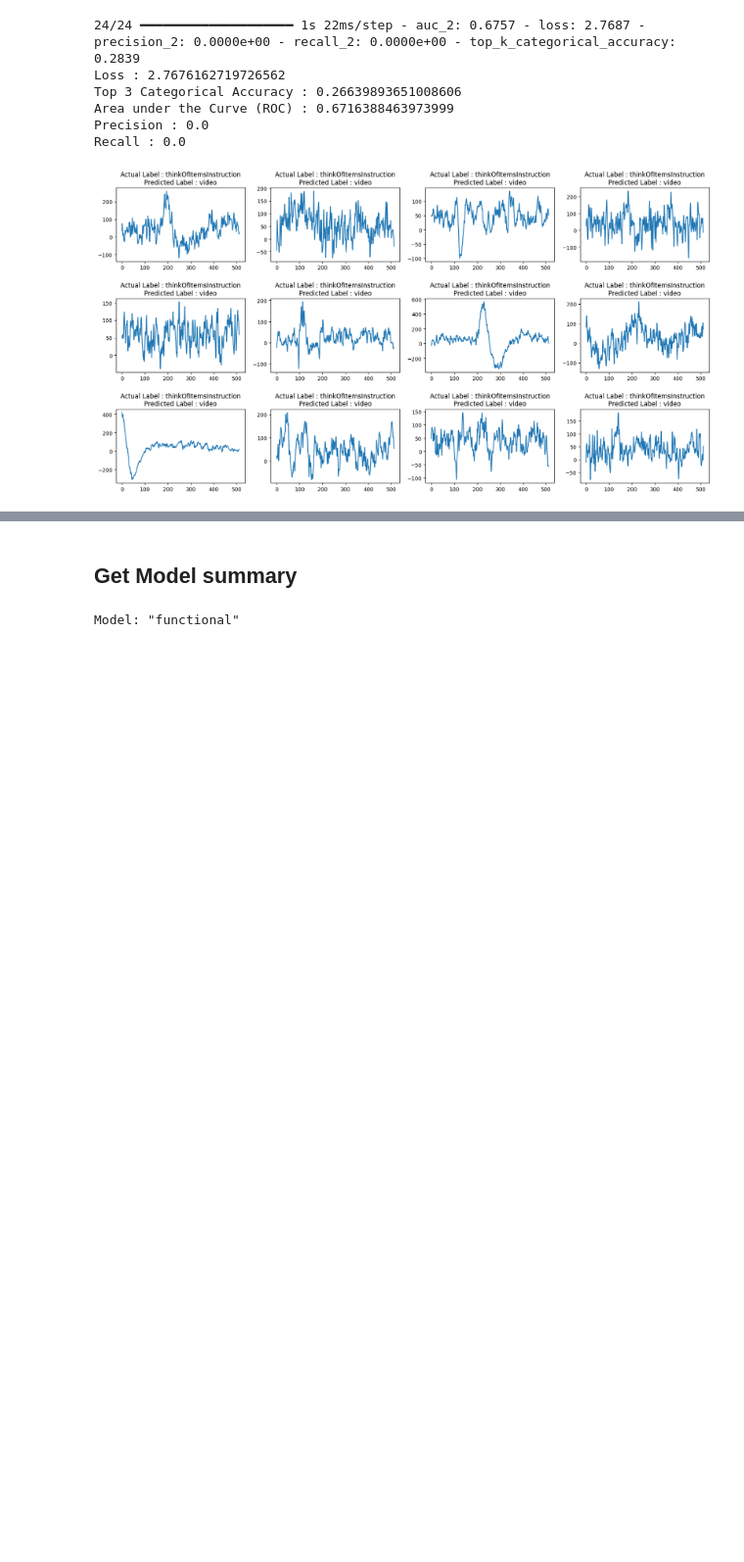
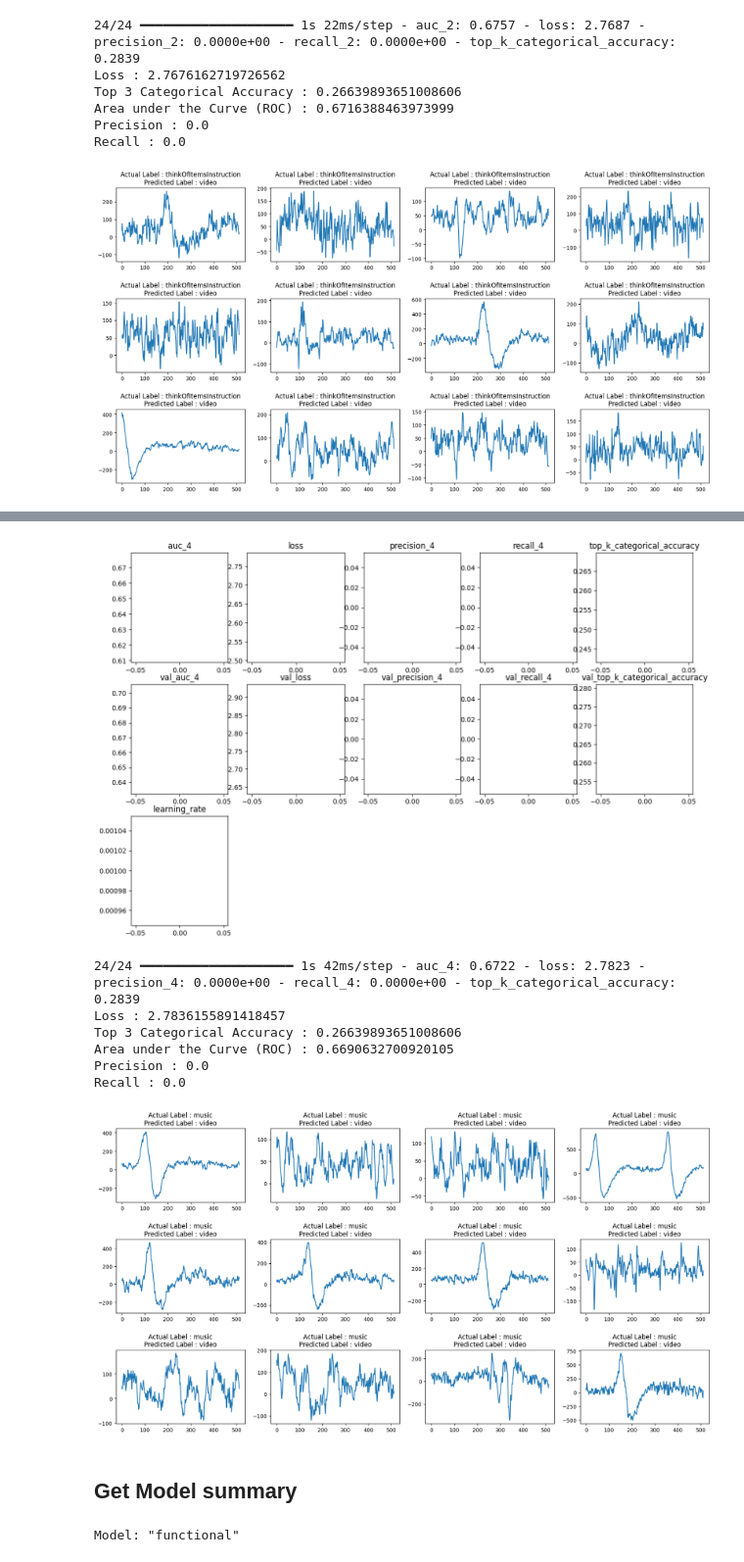
Before and after one commit to mustafabiyik/EEG-Classification, a Jupyter notebook: eeg_signal_classification.ipynb, the cells around one changed output, grey strips where cells are left out. Shown at 98% size. Drawn from its saved outputs; the diff is of its cells as text; code cells hidden in the pictures; blank space fills up the shorter version.

Commit message:
add attention_pooling and positional encoding to transformer side

```diff
--- a/eeg_signal_classification.ipynb
+++ b/eeg_signal_classification.ipynb
@@ -507,27 +507,51 @@ Recall : 0.0
 # %%
 # Define the Transformer model
 def transformer_block(inputs, num_heads, ff_dim, dropout_rate=0.1):
-    attention_output = MultiHeadAttention(num_heads=num_heads, key_dim=inputs.shape[-1])(inputs, inputs)
-    attention_output = Dropout(dropout_rate)(attention_output)
-    attention_output = LayerNormalization(epsilon=1e-6)(inputs + attention_output)
+    attention_output = layers.MultiHeadAttention(num_heads=num_heads, key_dim=inputs.shape[-1])(inputs, inputs)
+    attention_output = layers.Dropout(dropout_rate)(attention_output)
+    attention_output = layers.LayerNormalization(epsilon=1e-6)(inputs + attention_output)
 
-    ffn = Dense(ff_dim, activation="relu")(attention_output)
-    ffn = Dense(inputs.shape[-1])(ffn)
-    ffn = Dropout(dropout_rate)(ffn)
-    output = LayerNormalization(epsilon=1e-6)(attention_output + ffn)
+    ffn = layers.Dense(ff_dim, activation="relu")(attention_output)
+    ffn = layers.Dense(inputs.shape[-1])(ffn)
+    ffn = layers.Dropout(dropout_rate)(ffn)
+    output = layers.LayerNormalization(epsilon=1e-6)(attention_output + ffn)
     return output
+
+def attention_pooling(inputs):
+    # Learnable weights for attention pooling
+    attention_scores = layers.Dense(1, activation="softmax")(inputs)
+    weighted_inputs = inputs * attention_scores
+    return tf.reduce_sum(weighted_inputs, axis=1)
+
+def positional_encoding(length, depth):
+    pos = np.arange(length)[:, np.newaxis]
+    i = np.arange(depth)[np.newaxis, :]
+    angle_rates = 1 / np.power(10000, (2 * (i // 2)) / np.float32(depth))
+    pos_encoding = pos * angle_rates
+    pos_encoding[:, 0::2] = np.sin(pos_encoding[:, 0::2])  # Sine for even indices
+    pos_encoding[:, 1::2] = np.cos(pos_encoding[:, 1::2])  # Cosine for odd indices
+    return tf.constant(pos_encoding[np.newaxis, ...], dtype=tf.float32)
 
 def create_transformer_model():
     input_layer = keras.Input(shape=(512, 1))
-    x = Dense(64)(input_layer)
+    x = layers.Dense(64)(input_layer)
+
+    # Add positional encoding
+    pos_encoding = positional_encoding(512, 64)
+    x += pos_encoding
+
     for _ in range(3):  # Add 3 Transformer blocks
         x = transformer_block(x, num_heads=4, ff_dim=128, dropout_rate=0.1)
-    x = Dense(128, activation="relu")(x)
-    x = Dropout(0.3)(x)
-    x = Dense(64, activation="relu")(x)
-    x = Dropout(0.3)(x)
-    x = Dense(num_classes, activation="softmax")(x)
-    return keras.Model(inputs=input_layer, outputs=x)
+    #x = layers.GlobalAveragePooling1D()(x)  # Pool across the time dimension
+    # Attention pooling instead of global average pooling
+    x = attention_pooling(x)
+
+    x = layers.Dense(128, activation="relu")(x)
+    x = layers.Dropout(0.3)(x)
+    x = layers.Dense(64, activation="relu")(x)
+    x = layers.Dropout(0.3)(x)
+    output_layer = layers.Dense(num_classes, activation="softmax")(x)
+    return keras.Model(inputs=input_layer, outputs=output_layer)
 
 # Create, compile, and train the model
 transformer_model = create_transformer_model()
@@ -563,3 +587,4 @@ print(f"Recall : {recall}")
 
 # Visualize predictions
 view_evaluated_eeg_plots(transformer_model)
+# %% [output]
@@ -566,3 +592,11 @@ view_evaluated_eeg_plots(transformer_model)
+[figure, added]
+24/24 ━━━━━━━━━━━━━━━━━━━━ 1s 42ms/step - auc_4: 0.6722 - loss: 2.7823 - precision_4: 0.0000e+00 - recall_4: 0.0000e+00 - top_k_categorical_accuracy: 0.2839
+Loss : 2.7836155891418457
+Top 3 Categorical Accuracy : 0.26639893651008606
+Area under the Curve (ROC) : 0.6690632700920105
+Precision : 0.0
+Recall : 0.0
+[figure, added]
 # %% [markdown]
 ## Get Model summary
 # %%
```
Also changed, not shown: parts of 1 cell of this notebook.
